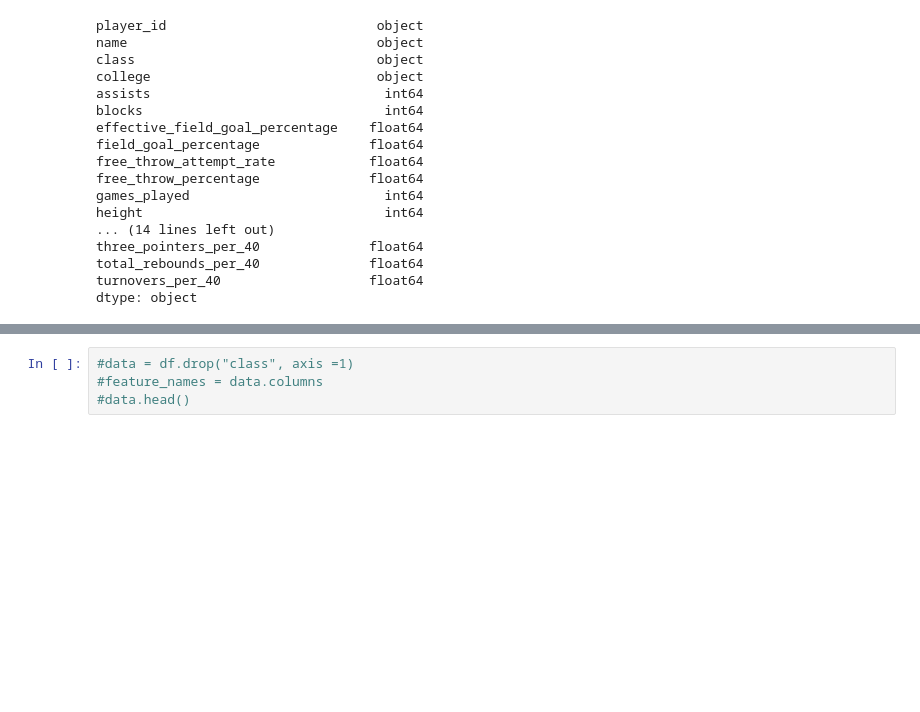
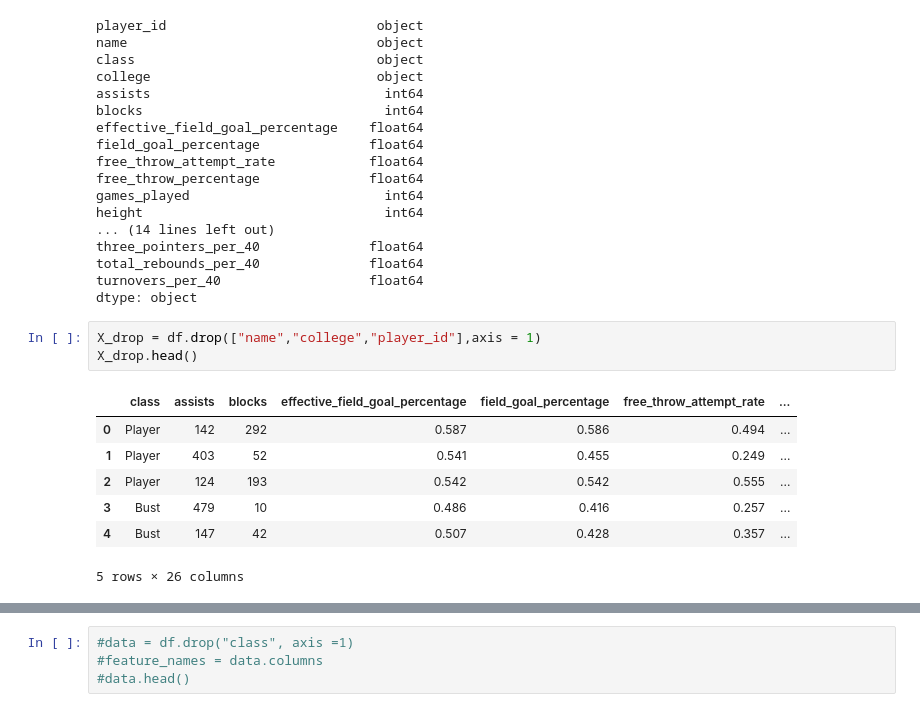
Before and after one commit to woodfin8/Draft_Machine, a Jupyter notebook: SVM Model.ipynb, the cells around one changed output, grey strips where cells are left out. Cells and saved outputs as stored; diff of their text form; blank space fills up the shorter version.

```diff
--- a/SVM Model.ipynb
+++ b/SVM Model.ipynb
@@ -45,3 +52,14 @@ three_pointers_per_40              float64
 total_rebounds_per_40              float64
 turnovers_per_40                   float64
 dtype: object
+# %%
+X_drop = df.drop(["name","college","player_id"],axis = 1)
+X_drop.head()
+# %% [output]
+|  | class | assists | blocks | effective_field_goal_percentage | field_goal_percentage | free_throw_attempt_rate | ... |
+| 0 | Player | 142 | 292 | 0.587 | 0.586 | 0.494 | ... |
+| 1 | Player | 403 | 52 | 0.541 | 0.455 | 0.249 | ... |
+| 2 | Player | 124 | 193 | 0.542 | 0.542 | 0.555 | ... |
+| 3 | Bust | 479 | 10 | 0.486 | 0.416 | 0.257 | ... |
+| 4 | Bust | 147 | 42 | 0.507 | 0.428 | 0.357 | ... |
+5 rows × 26 columns
```
Also changed, not shown: parts of 21 cells of this notebook.
